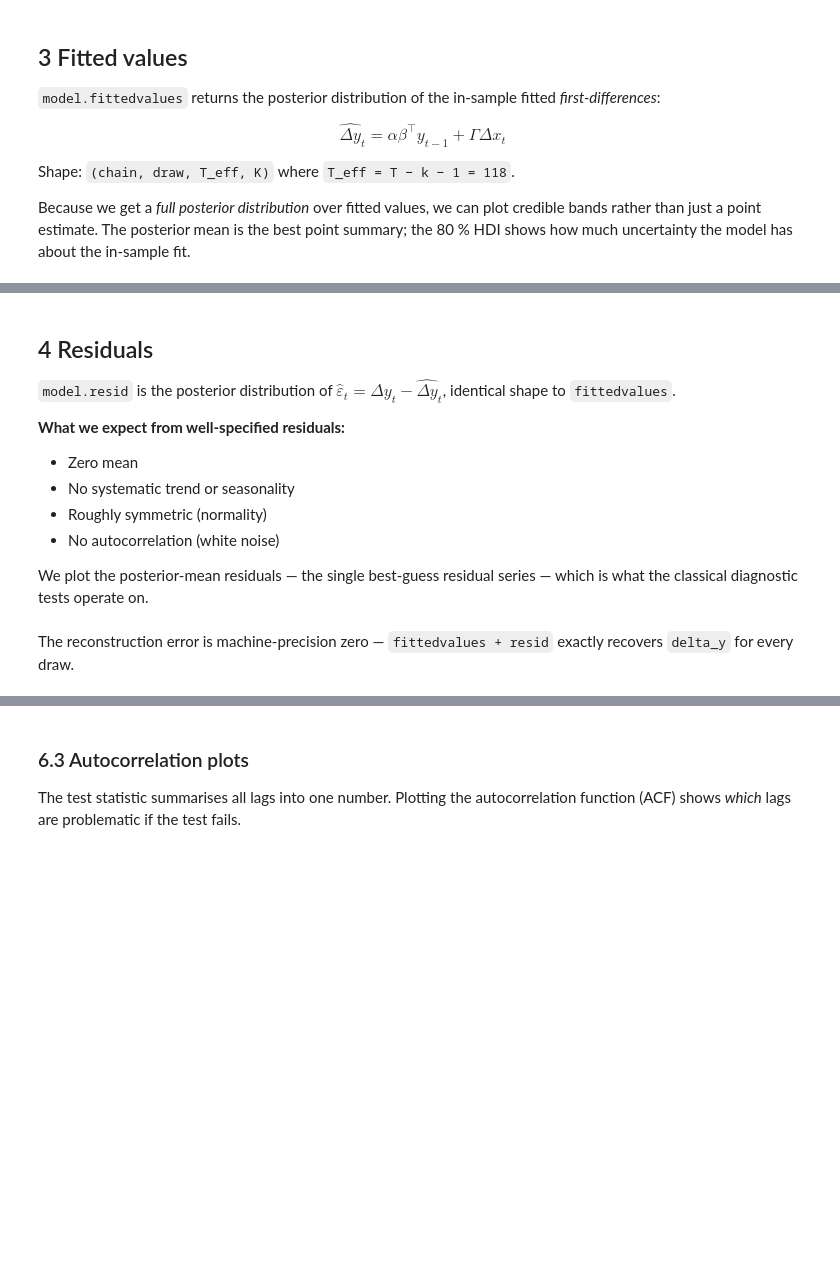
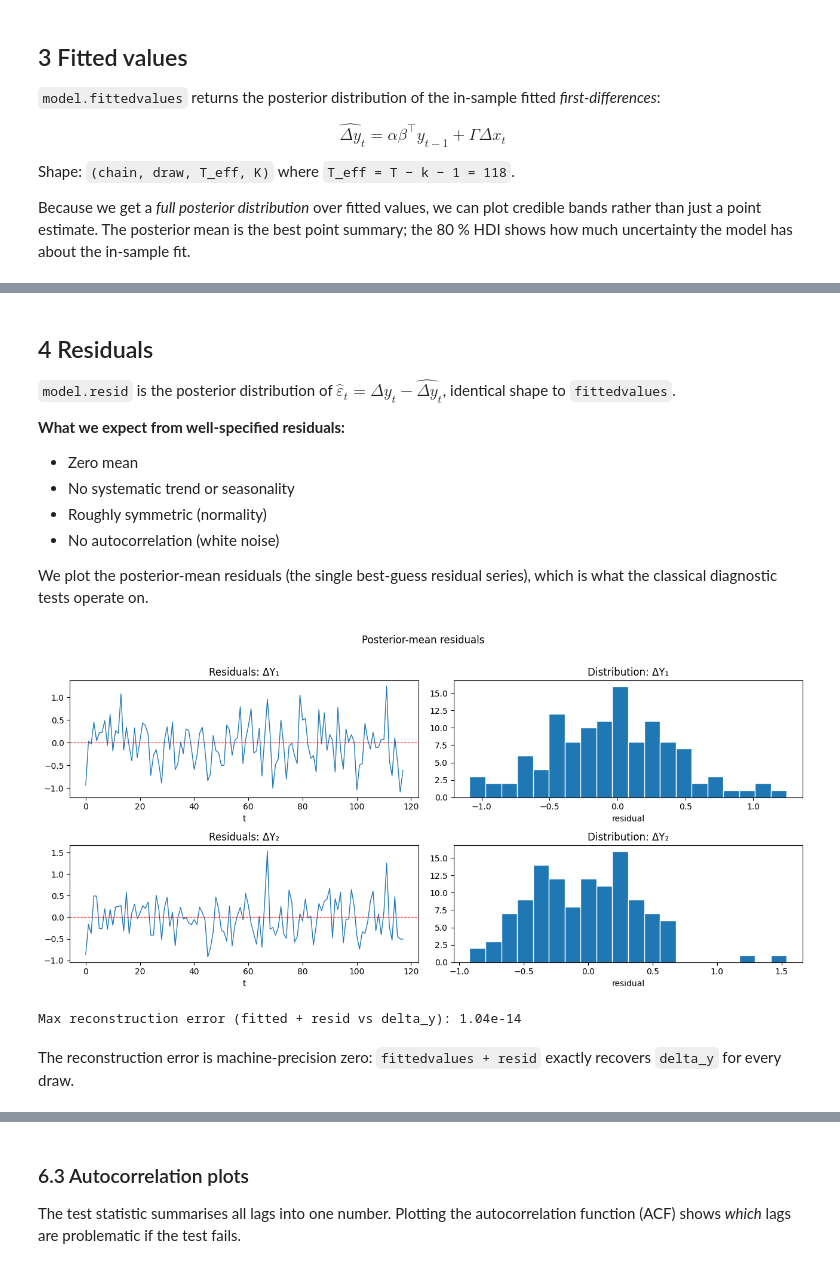
Before and after one commit to raz1470/bayesian_vecm, a Jupyter notebook: notebooks/build/08_output_methods_walkthrough.ipynb, the cells around one changed output, grey strips where cells are left out. Saved outputs shown, nothing was run; the diff lists cells and outputs as text; code cells hidden in the pictures; blank space fills up the shorter version.

```diff
--- a/notebooks/build/08_output_methods_walkthrough.ipynb
+++ b/notebooks/build/08_output_methods_walkthrough.ipynb
@@ -142,37 +170,40 @@ plt.show()
 - Roughly symmetric (normality)
 - No autocorrelation (white noise)
 
-We plot the posterior-mean residuals — the single best-guess residual series — which is what the classical diagnostic tests operate on.
+We plot the posterior-mean residuals (the single best-guess residual series), which is what the classical diagnostic tests operate on.
 # %%
 resid = model.resid
 resid_mean = resid.mean(("chain", "draw")).values  # (T_eff, K)
 
 fig, axes = plt.subplots(2, 2, figsize=(13, 6))
 
 for k in range(2):
     r = resid_mean[:, k]
 
     # Time series
     axes[k, 0].plot(time_idx, r, lw=1)
     axes[k, 0].axhline(0, color="red", lw=0.8, ls="--")
-    axes[k, 0].set_title(f"Residuals — {var_labels[k]}")
+    axes[k, 0].set_title(f"Residuals: {var_labels[k]}")
     axes[k, 0].set_xlabel("t")
 
     # Histogram
     axes[k, 1].hist(r, bins=20, edgecolor="white")
-    axes[k, 1].set_title(f"Distribution — {var_labels[k]}")
+    axes[k, 1].set_title(f"Distribution: {var_labels[k]}")
     axes[k, 1].set_xlabel("residual")
 
 plt.suptitle("Posterior-mean residuals", y=1.01)
 plt.tight_layout()
 plt.show()
 
 # Quick sanity check: delta_y = fitted + resid for every draw
 recon = (model.fittedvalues + model.resid).mean(("chain", "draw")).values
 max_err = np.abs(recon - dy_actual).max()
 print(f"Max reconstruction error (fitted + resid vs delta_y): {max_err:.2e}")
+# %% [output]
+[figure, added]
+Max reconstruction error (fitted + resid vs delta_y): 1.04e-14
 # %% [markdown]
-The reconstruction error is machine-precision zero — `fittedvalues + resid` exactly recovers `delta_y` for every draw.
+The reconstruction error is machine-precision zero: `fittedvalues + resid` exactly recovers `delta_y` for every draw.
 # %% [markdown]
 ## 5  VAR representation
 
```
Also changed, not shown: parts of 16 cells of this notebook, 16 other files.
